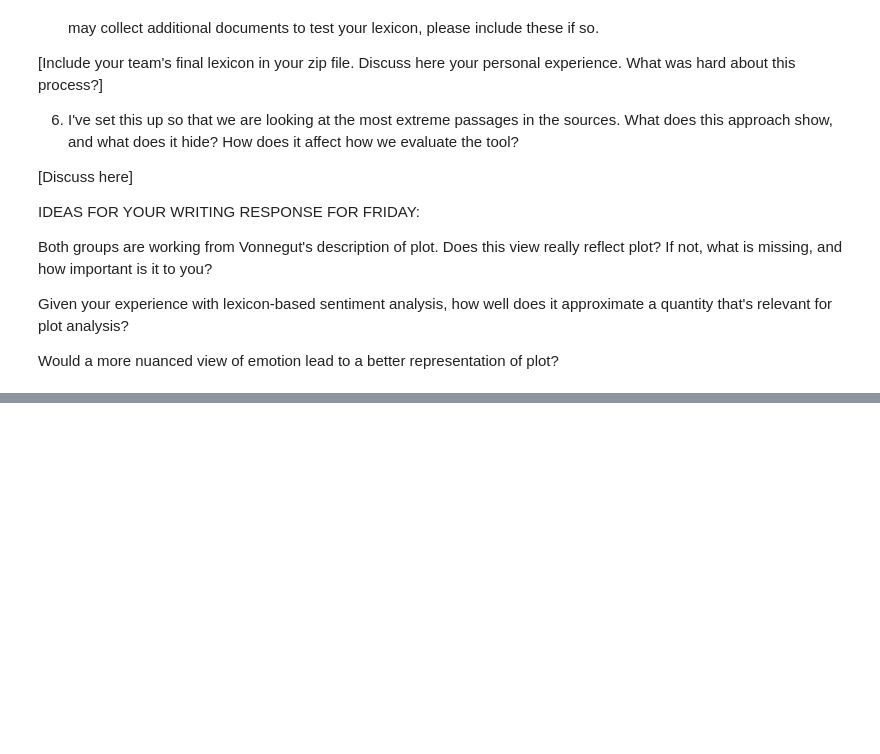
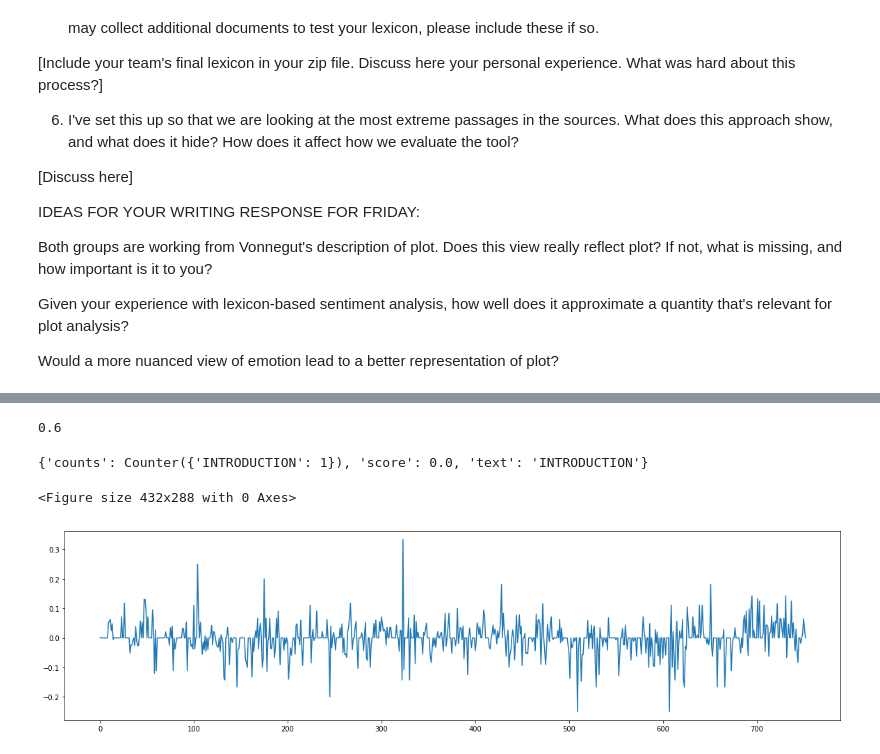
Before and after one commit to mimno/info-3350-fall-2019, a Jupyter notebook: week2/Week 2.ipynb, the cells around one changed output, grey strips where cells are left out. Cells and saved outputs as stored; diff of their text form; code cells hidden in the pictures; blank space fills up the shorter version.

Commit message:
added visuals

```diff
--- a/week2/Week 2.ipynb
+++ b/week2/Week 2.ipynb
@@ -63,0 +75,2 @@ from matplotlib import pyplot
+# %%
+word_weights = load_word_weights("bingliu.csv")
@@ -64,12 +108,9 @@ from matplotlib import pyplot
+# %%
+score_counts(Counter(["happy", "happy", "joy", "joy", "despair"]), word_weights)
+# %% [output]
+0.6
 # %%
-def score_book(lexicon_file, text_file):
-
-    ## Create a mapping from words to numbers
-    word_weights = {}
-    with open(lexicon_file) as lexicon_reader:
-        for line in lexicon_reader:
-            weight, word = line.rstrip().split(",") ## split on comma
-            word_weights[word] = float(weight) ## convert string to number
+def load_paragraphs(text_file):
 
     ## Here's an example of a simple pattern defining a word token.
     word_pattern = re.compile("\w[\w\-\']*\w|\w") ## what matches this?
@@ -94,28 +135,21 @@ def score_book(lexicon_file, text_file):
             paragraphs.append({'text': line, 'counts': paragraph_counts,
                                'score': score_counts(paragraph_counts, word_weights) })
 
-    ## Now sort the objects, in place, by score
-    paragraphs.sort(key = lambda x: x['score'])
-
     return paragraphs
-
-
-## This function applies the word weights to a list of word counts
-def score_counts(counter, word_weights):
-    ## accumulate word weights in this variable
-    score = 0
-
-    ## count the words in the passage
-    total_tokens = sum(counter.values())
-    ## check for empty segments
-    if total_tokens == 0:
-        return 0
-
-    ## for each word, look up its score
-    for word in counter.keys():
-        if word in word_weights:
-            score += word_weights[word] * counter[word]
-    return score
 # %%
-paragraphs = score_book("syuzhet.csv", "txt/bleak.txt")
+paragraphs = load_paragraphs("txt/christmas.txt")
+# %%
+paragraphs[8]
+# %% [output]
+{'counts': Counter({'INTRODUCTION': 1}), 'score': 0.0, 'text': 'INTRODUCTION'}
+# %%
+pyplot.figure()
+# %% [output]
+<Figure size 432x288 with 0 Axes>
+# %%
+pyplot.figure(figsize=(20, 5))
+pyplot.plot([p["score"] for p in paragraphs])
+pyplot.show()
+# %% [output]
+[figure, added]
 # %%
```
Also changed, not shown: parts of 6 cells of this notebook.
